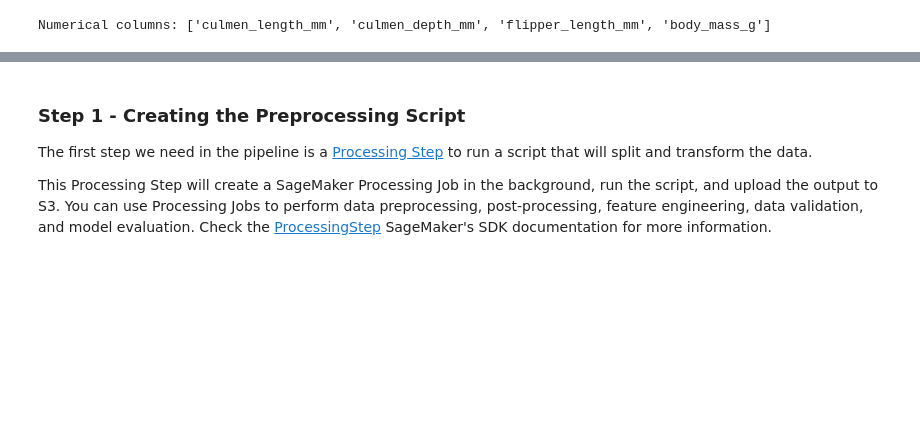
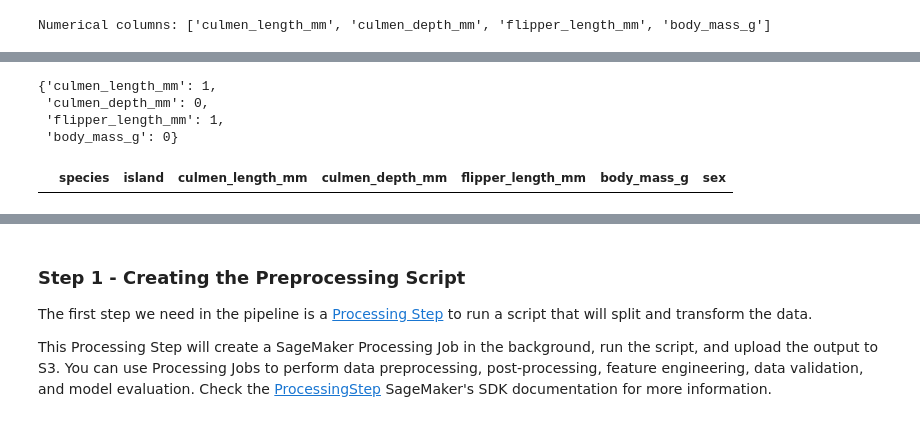
Before and after one commit to avr2002/sagemaker, a Jupyter notebook: notebooks/cohort.ipynb, the cells around one changed output, grey strips where cells are left out. Cells and saved outputs as stored; diff of their text form; code cells hidden in the pictures; blank space fills up the shorter version.

```diff
--- a/src/cohort.ipynb
+++ b/notebooks/cohort.ipynb
@@ -393,3 +419,43 @@ plt.boxplot(penguins[numerical_cols])
+# %%
+import numpy as np
+
+# Identifying potential outliers using the IQR method for numerical columns
+# numerical_columns = ['culmen_length_mm', 'culmen_depth_mm', 'flipper_length_mm', 'body_mass_g']
+numerical_columns = penguins.dtypes[penguins.dtypes != "object"].index.tolist()
+outliers = {}
+
+for column in numerical_columns:
+    Q1 = data[column].quantile(0.25)
+    Q3 = data[column].quantile(0.75)
+    IQR = Q3 - Q1
+    lower_bound = Q1 - 1.5 * IQR
+    upper_bound = Q3 + 1.5 * IQR
+    outliers[column] = data[(data[column] < lower_bound) | (data[column] > upper_bound)]
+
+# Count and preview outliers for each column
+outliers_summary = {col: len(outliers[col]) for col in numerical_columns}
+outliers_summary
+# %% [output]
+{'culmen_length_mm': 1,
+ 'culmen_depth_mm': 0,
+ 'flipper_length_mm': 1,
+ 'body_mass_g': 0}
+# %%
+Q3 = penguins.quantile(0.75, numeric_only=True)
+Q1 = penguins.quantile(0.25, numeric_only=True)
+
+IQR=Q3-Q1
+
+lower_bound = Q1 - 1.5 * IQR
+upper_bound = Q3 + 1.5 * IQR
+
+outliers = penguins[
+    ((penguins[numerical_columns] < lower_bound) | (penguins[numerical_columns] > upper_bound)).any(axis=1)
+]
+
+outliers
+# %% [output]
+|  | species | island | culmen_length_mm | culmen_depth_mm | flipper_length_mm | body_mass_g | sex |
 # %% [markdown]
 ## Session 3 - Splitting and Transforming the Data
 
```
Also changed, not shown: parts of 10 cells of this notebook, 23 other files.
